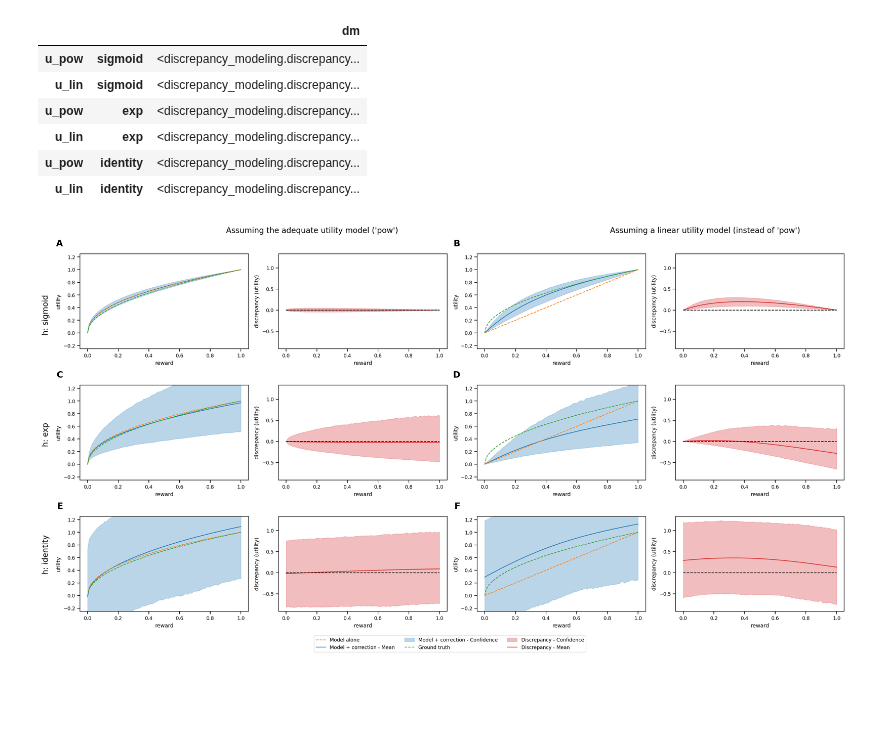
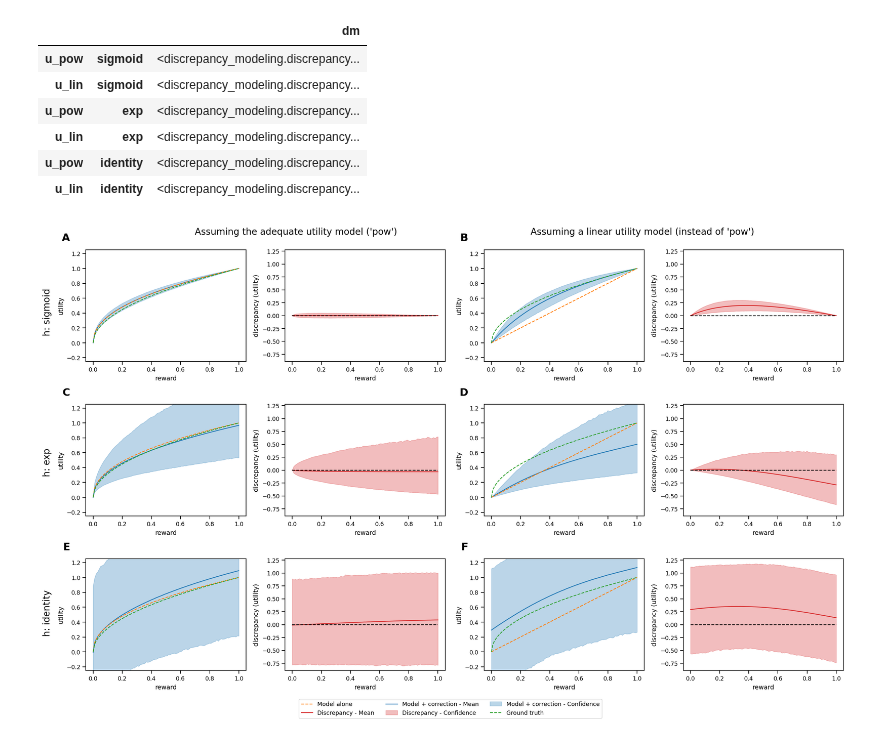
Before and after one commit to AurelienNioche/TransformedGP, a Jupyter notebook: risk_application/make-figures-artificial.ipynb, the cells around one changed output. Cells and saved outputs as stored; diff of their text form; code cells hidden in the pictures; blank space fills up the shorter version.

```diff
--- a/risk_application/make-figures-artificial.ipynb
+++ b/risk_application/make-figures-artificial.ipynb
@@ -37,13 +38,12 @@ df_dm
 # %%
 nrows = 3
 ncols = 4
-fig, axes = plt.subplots(nrows=nrows, ncols=ncols, figsize=(20, 10))
+fig, axes = plt.subplots(nrows=nrows, ncols=ncols, figsize=(17, 10))
 
 err_max = - np.inf
 err_min = np.inf
 
-letter_idx = 0
-letters = 'A', 'B', 'C', 'D', 'E', 'F'
+letters = (letter for letter in string.ascii_uppercase)
 
 for h_idx, h in enumerate(h_set):
 
@@ -73,9 +73,8 @@ for h_idx, h in enumerate(h_set):
 
         ax = ax0
 
-        ax.text(-0.1, 1.15, letters[letter_idx], transform=ax.transAxes, fontsize=16,
+        ax.text(-0.1, 1.15, next(letters), transform=ax.transAxes, fontsize=16,
                 fontweight='bold', va='top', ha='right')
-        letter_idx += 1
 
         # GP confidence
         h_conf = ax.fill_between(test_x, upper, lower, color='C0', alpha=fill_alpha, label="Model + correction - Confidence")
@@ -117,36 +116,39 @@ for h_idx, h in enumerate(h_set):
         ax.set_ylabel("discrepancy (utility)")
 
         y_lim = ax.get_ylim()
         err_min = min(err_min, y_lim[0])
         err_max = max(err_max, y_lim[1])
 
-fig.legend(handles=[h_model, h_mean, h_conf, h_truth, corr_conf, corr_mean],
+fig.legend(handles=[h_model, corr_mean, h_mean, corr_conf, h_conf, h_truth],
            bbox_to_anchor=(0.5,-0.05), loc="lower center",
                 bbox_transform=fig.transFigure, ncol=3)
 
 for axes_ in axes[:, 1::2]:
     for ax in axes_:
         ax.set_ylim(err_min, err_max)
 
 for axes_ in axes[:, 0::2]:
     for ax in axes_:
         ax.set_ylim(-0.25, 1.25)
 
-fig.text(0.22, 1.01, "Assuming the adequate utility model ('pow')", fontsize=14, transform=fig.transFigure,
+fig.text(0.18, 0.99, "Assuming the adequate utility model ('pow')", fontsize=14, transform=fig.transFigure,
         verticalalignment='center')
 
-fig.text(0.7, 1.01, "Assuming a linear utility model (instead of 'pow')", fontsize=14, transform=fig.transFigure,
+fig.text(0.6, 0.99, "Assuming a linear utility model (instead of 'pow')", fontsize=14, transform=fig.transFigure,
         verticalalignment='center')
 
-fig.text(-0.01, 0.8, "h: sigmoid", fontsize=14, transform=fig.transFigure,
+fig.text(-0.01, 0.82, "h: sigmoid", fontsize=14, transform=fig.transFigure,
         verticalalignment='center', rotation=90)
 
 fig.text(-0.01, 0.5, "h: exp", fontsize=14, transform=fig.transFigure,
         verticalalignment='center', rotation=90)
 
-fig.text(-0.01, 0.2, "h: identity", fontsize=14, transform=fig.transFigure,
+fig.text(-0.01, 0.18, "h: identity", fontsize=14, transform=fig.transFigure,
         verticalalignment='center', rotation=90)
 
 fig.tight_layout()
+
+os.makedirs("fig", exist_ok=True)
+plt.savefig("fig/risk_artificial.pdf", bbox_inches='tight')
 # %% [output]
-[figure, old version]
+[figure, new version]
```
Also changed, not shown: parts of 1 cell of this notebook, 19 other files.
